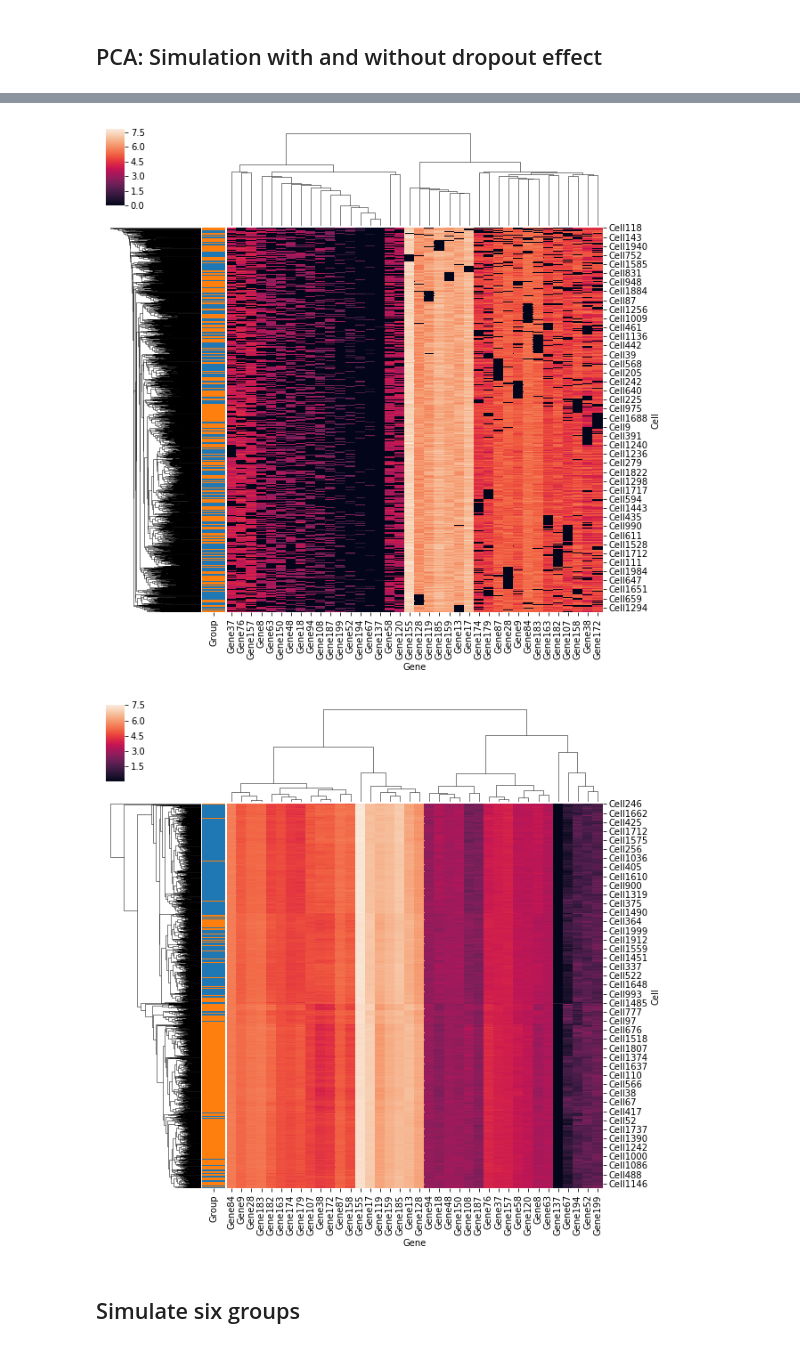
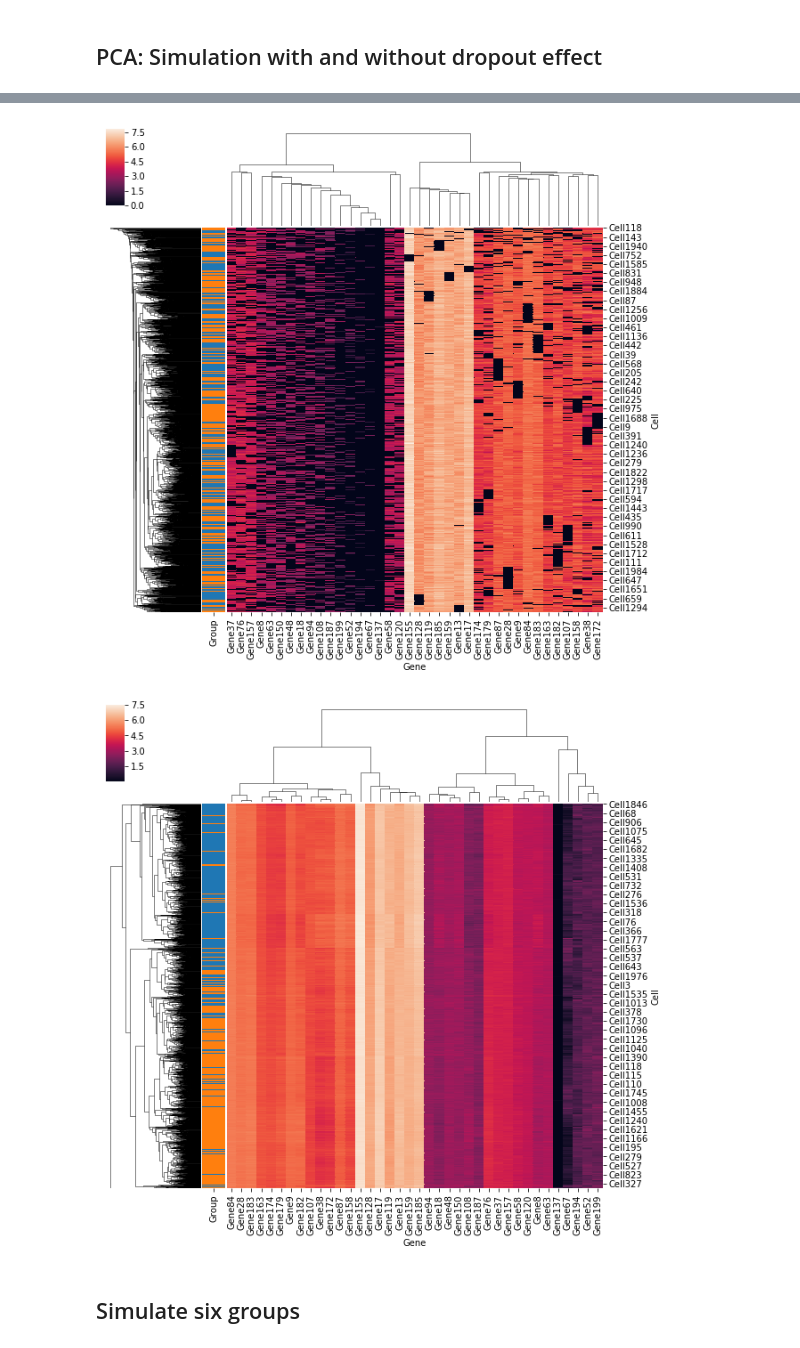
Before and after one commit to theislab/dca, a Jupyter notebook: tutorial.ipynb, the cells around one changed output, grey strips where cells are left out. Saved outputs shown, nothing was run; the diff lists cells and outputs as text; code cells hidden in the pictures.

```diff
--- a/tutorial.ipynb
+++ b/tutorial.ipynb
@@ -25,9 +25,23 @@ simulate <- function(nGroups=2, nGenes=200, batchCells=2000, dropout=3)
     else             method <- 'single'
 
     group.prob <- rep(1, nGroups) / nGroups
-    sim <- splatSimulate(group.prob=group.prob, nGenes=nGenes, batchCells=batchCells,
-                         dropout.present=(dropout != 0), method=method,
-                         seed=42, dropout.shape=-1, dropout.mid=dropout)
+
+    # new splatter requires dropout.type
+    if ('dropout.type' %in% slotNames(newSplatParams())) {
+        if (dropout)
+            dropout.type <- 'experiment'
+        else
+            dropout.type <- 'none'
+
+        sim <- splatSimulate(group.prob=group.prob, nGenes=nGenes, batchCells=batchCells,
+                             dropout.type=dropout.type, method=method,
+                             seed=42, dropout.shape=-1, dropout.mid=dropout)
+
+    } else {
+        sim <- splatSimulate(group.prob=group.prob, nGenes=nGenes, batchCells=batchCells,
+                             dropout.present=!dropout, method=method,
+                             seed=42, dropout.shape=-1, dropout.mid=dropout)
+    }
 
     counts     <- as.data.frame(t(counts(sim)))
     truecounts <- as.data.frame(t(assays(sim)$TrueCounts))
@@ -96,12 +112,10 @@ adata_ae = sc.AnnData(counts.values, obs=cellinfo, var=geneinfo)
 adata_ae.obs_names = cellinfo.Cell
 adata_ae.var_names = geneinfo.Gene
 
-res = dca.autoencode(adata_ae, training_kwargs={'verbose': False})
+sc.pp.filter_genes(adata_ae, min_counts=1)
+dca(adata_ae, threads=1)
 
-adata_ae.X = res['mean_norm']
 sc.pp.normalize_per_cell(adata_ae)
 sc.pp.log1p(adata_ae)
 sc.pp.pca(adata_ae)
-
-adata_ae
 # %% [output]
@@ -148,11 +165,11 @@ plt.title('Silhouette coefficients');
 # %%
 de_genes = (adata.var.loc[:, 'DEFacGroup1':'DEFacGroup2'].values.sum(1) != 2.0)
 
-sc.pl.clustermap(adata[:, de_genes], 'Group')
-sc.pl.clustermap(adata_ae[:, de_genes], 'Group')
+sc.pl.clustermap(adata[:, de_genes], 'Group', use_raw=False)
+sc.pl.clustermap(adata_ae[:, de_genes], 'Group', use_raw=False)
 # %% [output]
 [figure]
-[figure, old version]
+[figure, new version]
 # %% [markdown]
 ## Simulate six groups
 # %%
```
Also changed, not shown: parts of 13 cells of this notebook.
